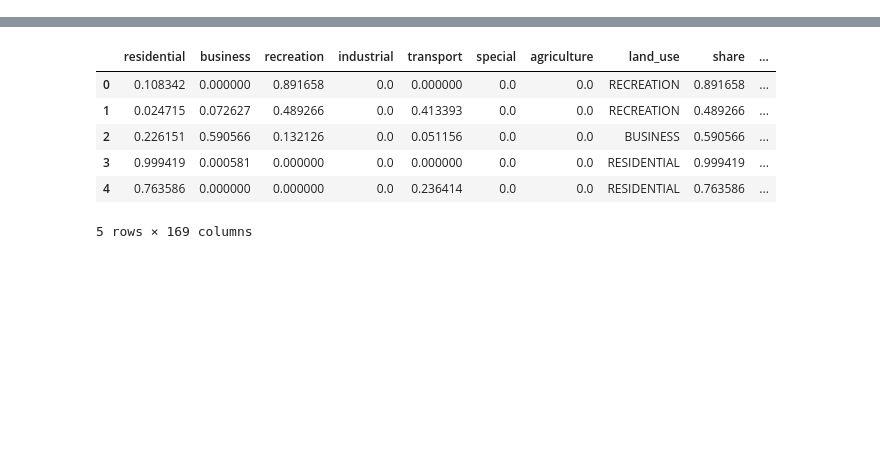
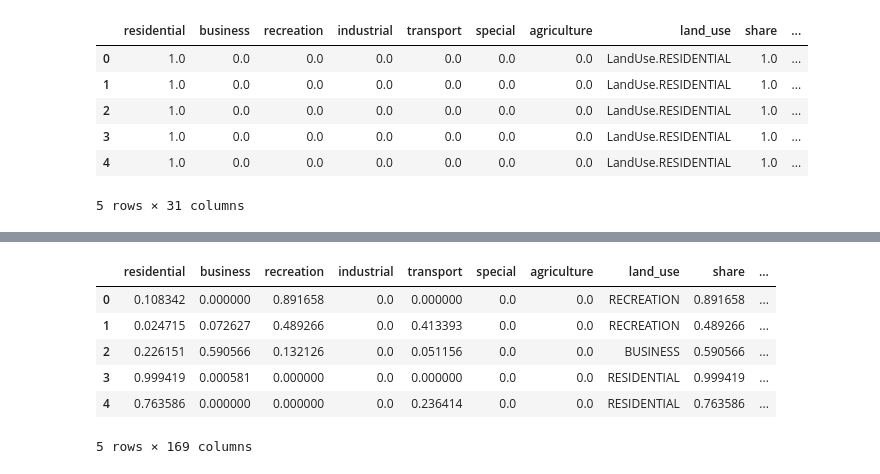
Before and after one commit to Mvin8/Urbanomy, a Jupyter notebook: examples/land_value_modeling/2_value_model_training.ipynb, the cells around one changed output, grey strips where cells are left out. Cells and saved outputs as stored; diff of their text form; code cells hidden in the pictures; blank space fills up the shorter version.

```diff
--- a/examples/land_value_modeling/2_value_model_training.ipynb
+++ b/examples/land_value_modeling/2_value_model_training.ipynb
@@ -4,10 +4,19 @@ import pandas as pd
 import numpy as np
 import matplotlib.pyplot as plt
 # %%
-# import geopandas as gpd
+import geopandas as gpd
 
-# blocks = gpd.read_file("../data/blocks_clean.geojson")
-# blocks.head()
+blocks_clean = gpd.read_file("../data/blocks_clean.geojson")
+blocks_clean = blocks_clean[blocks_clean["land_use"] != "0"].copy()
+blocks_clean.head()
+# %% [output]
+|  | residential | business | recreation | industrial | transport | special | agriculture | land_use | share | ... |
+| 0 | 1.0 | 0.0 | 0.0 | 0.0 | 0.0 | 0.0 | 0.0 | LandUse.RESIDENTIAL | 1.0 | ... |
+| 1 | 1.0 | 0.0 | 0.0 | 0.0 | 0.0 | 0.0 | 0.0 | LandUse.RESIDENTIAL | 1.0 | ... |
+| 2 | 1.0 | 0.0 | 0.0 | 0.0 | 0.0 | 0.0 | 0.0 | LandUse.RESIDENTIAL | 1.0 | ... |
+| 3 | 1.0 | 0.0 | 0.0 | 0.0 | 0.0 | 0.0 | 0.0 | LandUse.RESIDENTIAL | 1.0 | ... |
+| 4 | 1.0 | 0.0 | 0.0 | 0.0 | 0.0 | 0.0 | 0.0 | LandUse.RESIDENTIAL | 1.0 | ... |
+5 rows × 31 columns
 # %%
 blocks = gpd.read_parquet('../data/traning_data/blocks_with_land_value_class.parquet')
 blocks["land_use"] = blocks["land_use"].replace(
```
Also changed, not shown: parts of 15 cells of this notebook, 2 other files.
